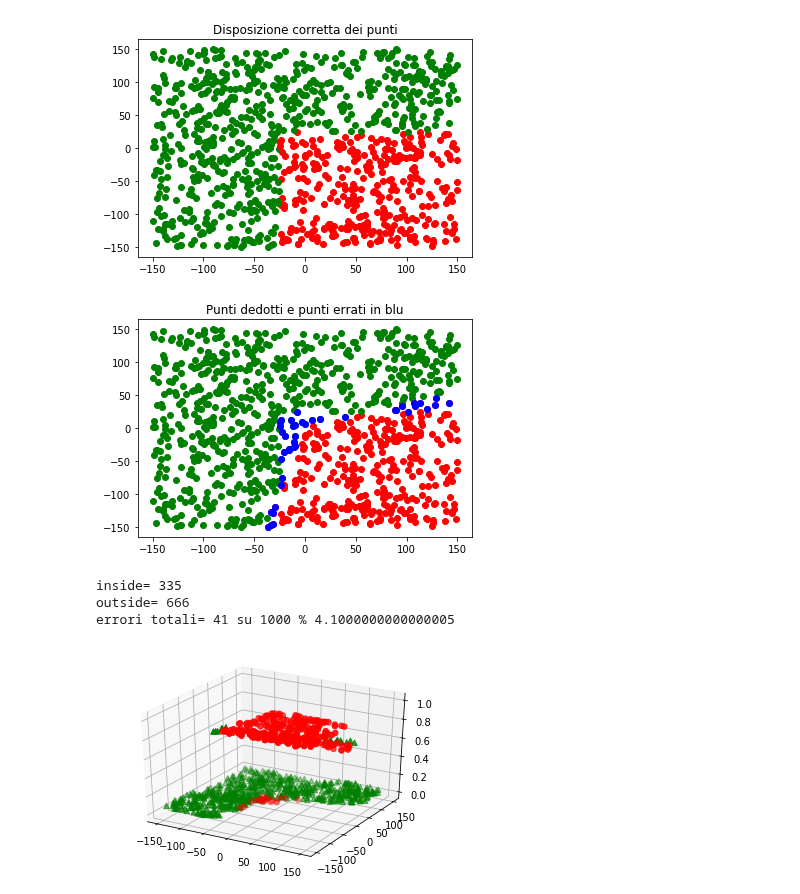
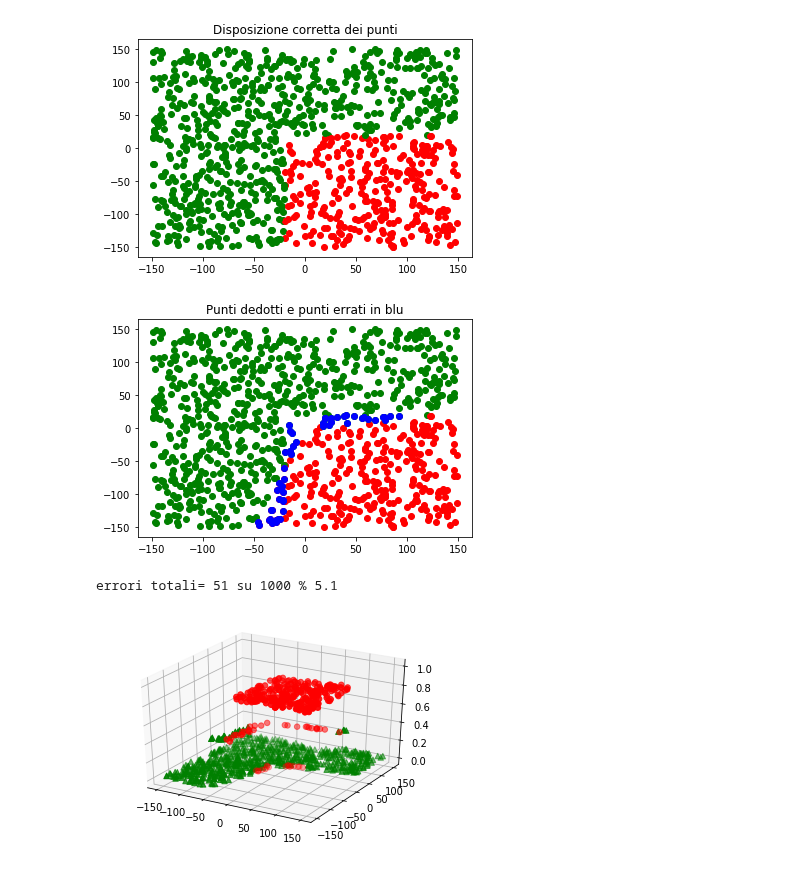
Before and after one commit to stefanoridolfi/Coding_ML, a Jupyter notebook: 2_level_no_Bias.ipynb, the cells around one changed output. Saved outputs shown, nothing was run; the diff lists cells and outputs as text; code cells hidden in the pictures.

```diff
--- a/2_level_no_Bias.ipynb
+++ b/2_level_no_Bias.ipynb
@@ -52,11 +52,11 @@ L'output Z ha dimensioni 1. La matrice dei pesi da Y a Z,matrice Who,  ha dimens
 '''
 #Creo punti Input per training. Per ogni punto aggiungo un campo che vale 1 se il punto è nel quadrato, 0 se è fuori. Nel disegno 1 è punto rosso 0 è punto verde
 # defnisco contorni del quadrato
-xa=-25
-xb=25
-ya=-25
-yb=25
-learning_rate=0.1
+xa=-20
+xb=20
+ya=-20
+yb=20
+learning_rate=0.2
 n=50000
 training_set=[]
 # Set di trainig formato da n punti
@@ -66,10 +66,10 @@ for punto in ListaPunti:
 # punto[2] è la posizione corretta del punto, che vale 1 se è all'interno del quadrato e 0 se è fuori il quadrato
 #print(training_set)
 
-# Creo la matrice Wih, 4x2, i cui elementi sono i pesi. I pesi hanno un valore uniformenente distrubuito da -0.5 a 0.5
-Wih=1*np.random.random((4,2))-0.5
-# Creo la matrice Who, 1x4, i cui elementi sono i pesi. I pesi hanno un valore uniformenente distrubuito da -0.5 a 0.5
-Who=1*np.random.random((1,4))-0.5
+# Creo la matrice Wih, 4x2, i cui elementi sono i pesi. I pesi hanno un valore uniformenente distrubuito da -3 a 3
+Wih=6*np.random.random((4,2))-3
+# Creo la matrice Who, 1x4, i cui elementi sono i pesi. I pesi hanno un valore uniformenente distrubuito da -3 a 3
+Who=6*np.random.random((1,4))-3
 # per vedere le dimensioni di un array in comando è :array.shape, esempio Wih.shape
 # Inizializzo i valori dell'input con una lista. X=(x1,x2).
 
@@ -193,36 +193,34 @@ Py_in=np.array(Py_in)
 Py_out=np.array(Py_out)
 Zgraph_in=np.array(Zgraph_in)
 Zgraph_out=np.array(Zgraph_out)
 #Px_in=Px_in.reshape(t+1,1)
 #Py_out=Py_out.reshape(t+1,1)
 #Px_in=Px_out.reshape(t+1,1)
 #Py_out=PY_out.reshape(t+1,1)
 #Zgraph_in=Zgraph_in.reshape(t+1,1)
 #Zgraph_out=Zgraph_out.reshape(t+1,1)
 #print("inside=",len(Px_in))
 #print("outside=",len(Px_out))
 
 print("errori totali=",errori_tot, "su", t, "%",(errori_tot/t)*100)
 
 fig = plt.figure()
 ax = fig.gca(projection='3d')
 xdata = Px_in
 ydata = Py_in
 zdata = Zgraph_in
 ax.scatter3D(xdata, ydata, zdata, s=30, c='r', marker='o');
 xdata = Px_out
 ydata = Py_out
 zdata = Zgraph_out
 ax.scatter3D(xdata, ydata, zdata, s=30, c='g', marker='^');
 
 
 # Plot the surface.
 
 plt.show()
 # %% [output]
-[figure, old version]
+[figure, new version]
-[figure, old version]
+[figure, new version]
-inside= 335
-outside= 666
-errori totali= 41 su 1000 % 4.1000000000000005
+errori totali= 51 su 1000 % 5.1
-[figure, old version]
+[figure, new version]
```
